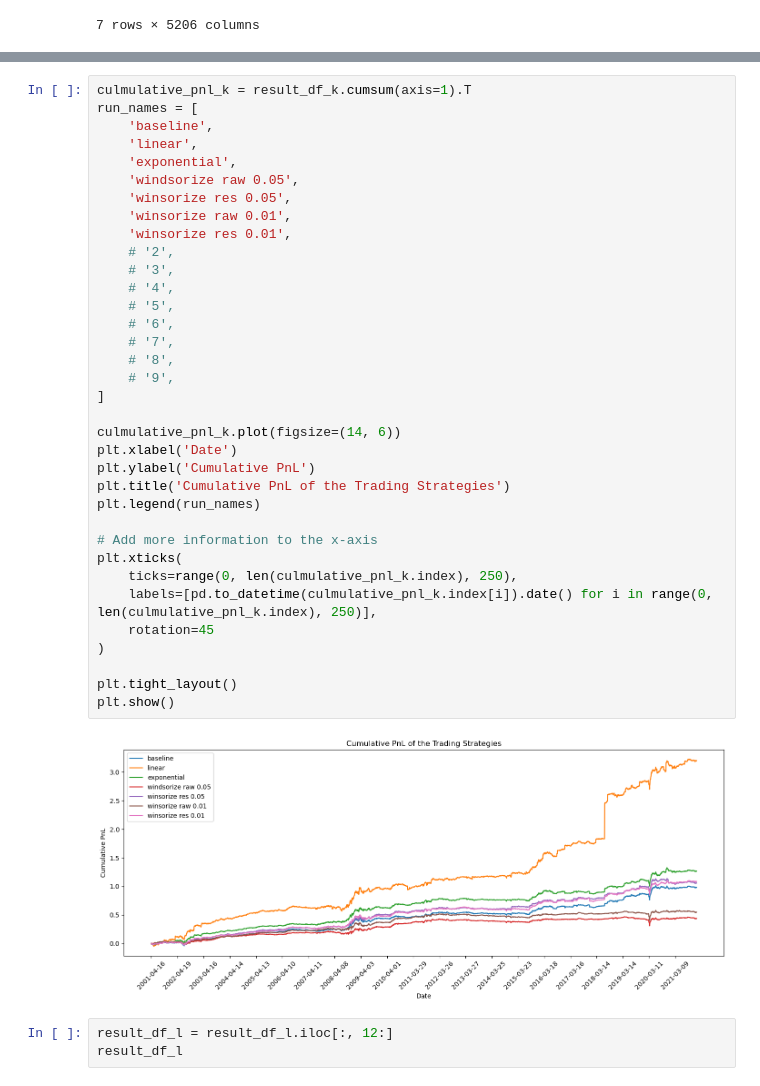
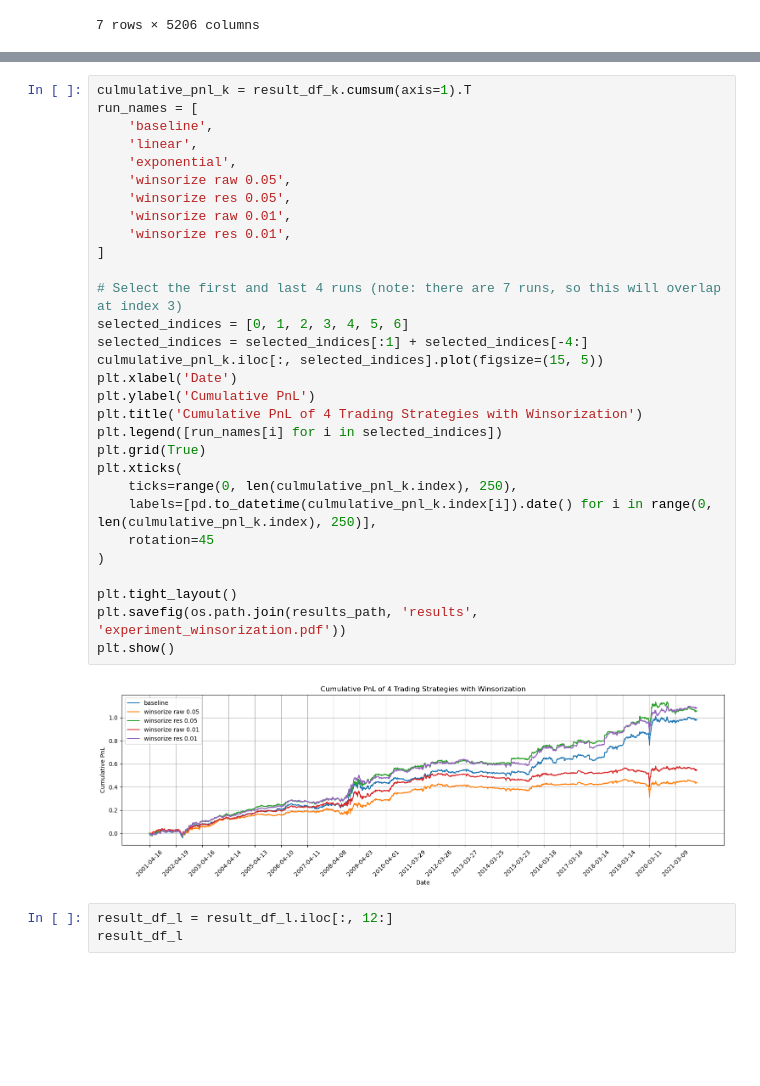
Before and after one commit to khangnguyen275/spectral_clustering_finance, a Jupyter notebook: khang.ipynb, the cells around one changed output, grey strips where cells are left out. Cells and saved outputs as stored; diff of their text form; blank space fills up the shorter version.

Commit message:
added the plots for the report

```diff
--- a/khang.ipynb
+++ b/khang.ipynb
@@ -114,40 +145,35 @@ result_df_k
 # %%
 culmulative_pnl_k = result_df_k.cumsum(axis=1).T
 run_names = [
     'baseline',
     'linear',
     'exponential',
-    'windsorize raw 0.05',
+    'winsorize raw 0.05',
     'winsorize res 0.05',
     'winsorize raw 0.01',
     'winsorize res 0.01',
-    # '2',
-    # '3',
-    # '4',
-    # '5',
-    # '6',
-    # '7',
-    # '8',
-    # '9',
 ]
 
-culmulative_pnl_k.plot(figsize=(14, 6))
+# Select the first and last 4 runs (note: there are 7 runs, so this will overlap at index 3)
+selected_indices = [0, 1, 2, 3, 4, 5, 6]
+selected_indices = selected_indices[:1] + selected_indices[-4:]
+culmulative_pnl_k.iloc[:, selected_indices].plot(figsize=(15, 5))
 plt.xlabel('Date')
 plt.ylabel('Cumulative PnL')
-plt.title('Cumulative PnL of the Trading Strategies')
-plt.legend(run_names)
-
-# Add more information to the x-axis
+plt.title('Cumulative PnL of 4 Trading Strategies with Winsorization')
+plt.legend([run_names[i] for i in selected_indices])
+plt.grid(True)
 plt.xticks(
     ticks=range(0, len(culmulative_pnl_k.index), 250),
     labels=[pd.to_datetime(culmulative_pnl_k.index[i]).date() for i in range(0, len(culmulative_pnl_k.index), 250)],
     rotation=45
 )
 
 plt.tight_layout()
+plt.savefig(os.path.join(results_path, 'results', 'experiment_winsorization.pdf'))
 plt.show()
 # %% [output]
-[figure, old version]
+[figure, new version]
 # %%
 result_df_l = result_df_l.iloc[:, 12:]
 result_df_l
```
Also changed, not shown: parts of 2 cells of this notebook, 3 other files.
